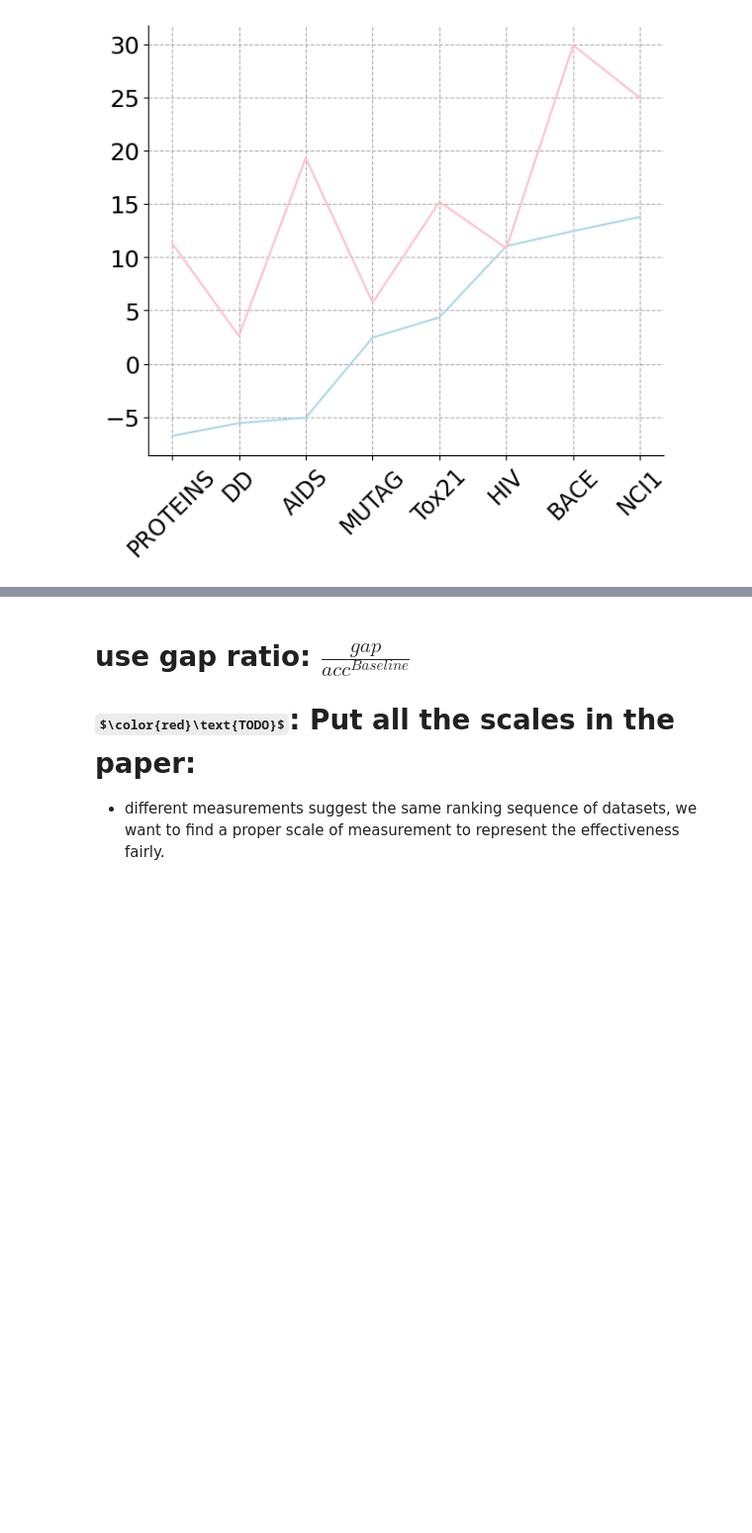
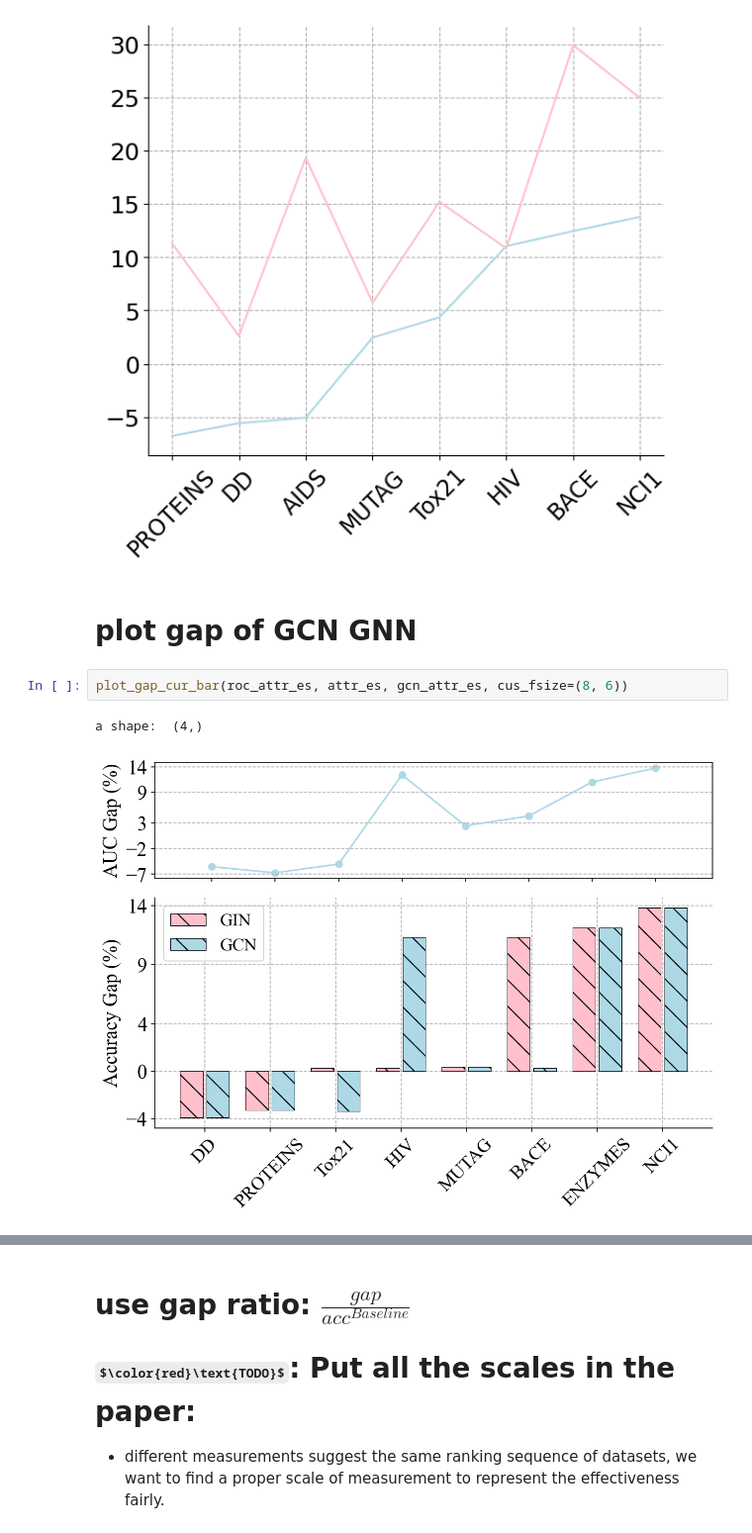
Before and after one commit to ICLab4DL/GNNBenchEffectiveness, a Jupyter notebook: plot_performance_gaps.ipynb, the cells around one changed output, grey strips where cells are left out. Shown at 99% size. Saved outputs shown, nothing was run; the diff lists cells and outputs as text; some formulas as TeX source; blank space fills up the shorter version.

```diff
--- a/plot_performance_gaps.ipynb
+++ b/plot_performance_gaps.ipynb
@@ -519,3 +645,10 @@ plot_gap_bar(struct_es, 'Structural Performance Gap')
 plot_gap(roc_attr_es, roc_struct_es, 'Attribute/Structural Performance Gap', cus_fsize=(7, 6) , acc=False)
 # %% [output]
 [figure]
+# %% [markdown]
+# plot gap of GCN GNN
+# %%
+plot_gap_cur_bar(roc_attr_es, attr_es, gcn_attr_es, cus_fsize=(8, 6))
+# %% [output]
+a shape:  (4,)
+[figure, added]
```
Also changed, not shown: parts of 17 cells of this notebook, 1 other file.
